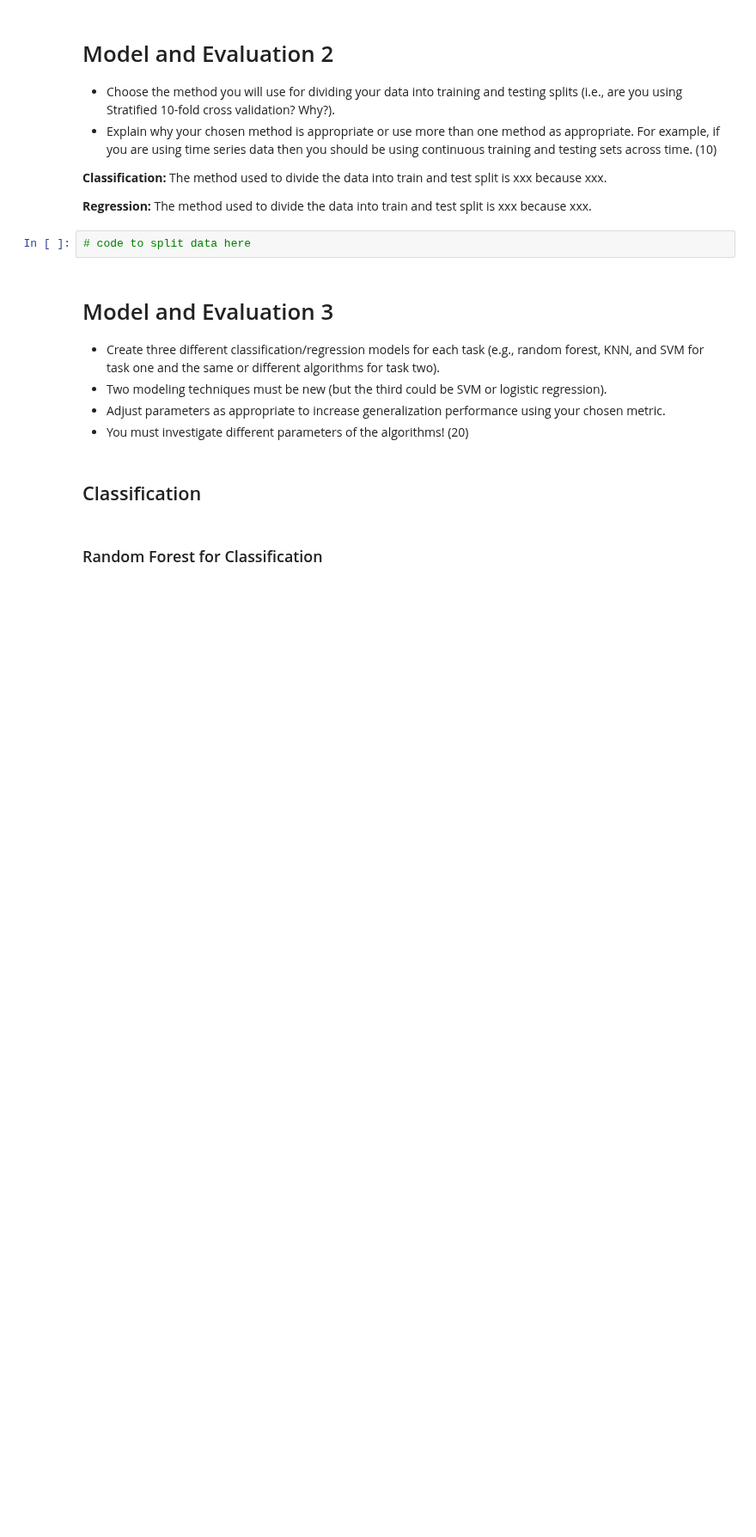
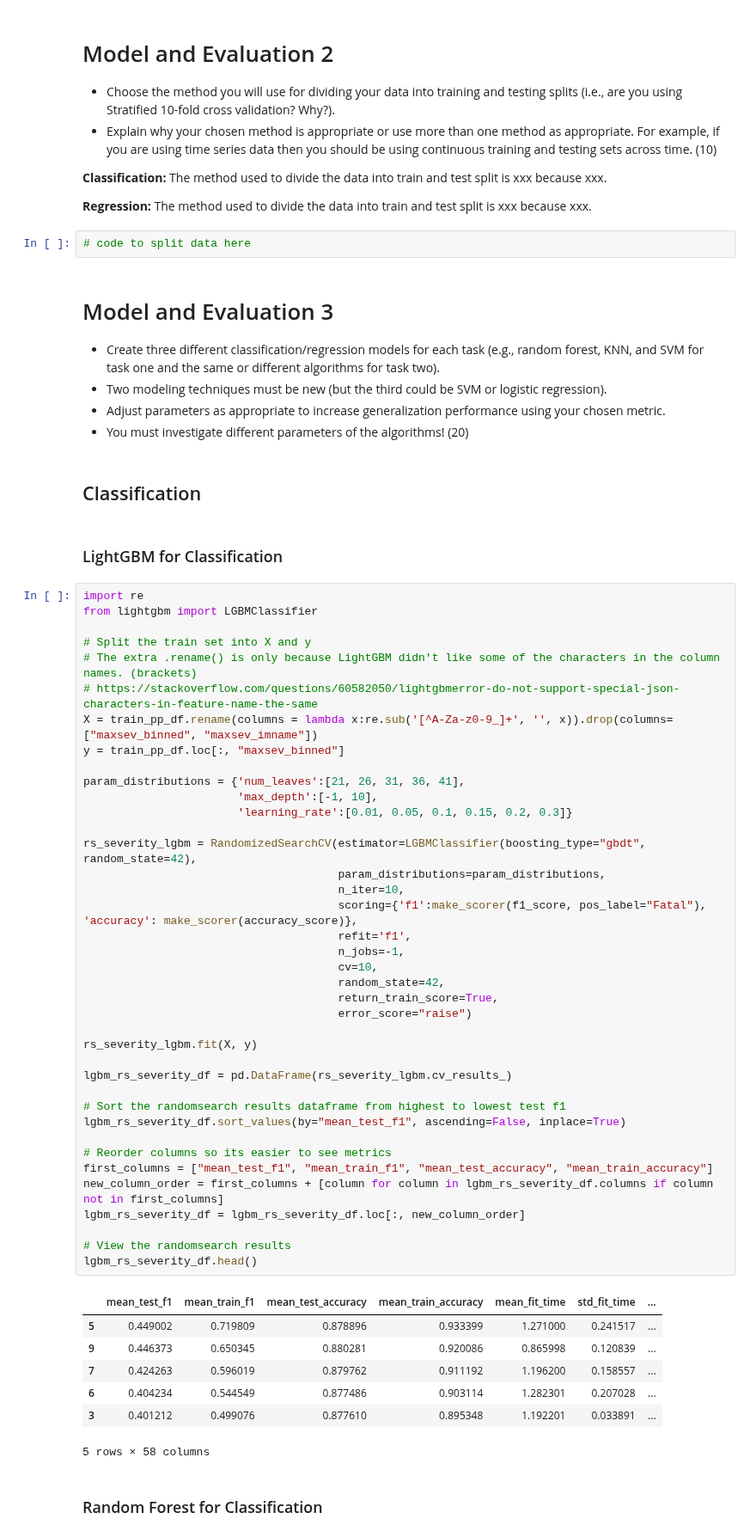
Before and after one commit to BradenAnderson/Accident_Severity_Prediction, a Jupyter notebook: HienEDIT_AndersonLamWeeda_Lab2_Draft.ipynb, the cells around one changed output. Shown at 86% size. Drawn from its saved outputs; the diff is of its cells as text; blank space fills up the shorter version.

Commit message:
update random search code

```diff
--- a/HienEDIT_AndersonLamWeeda_Lab2_Draft.ipynb
+++ b/HienEDIT_AndersonLamWeeda_Lab2_Draft.ipynb
@@ -1203,5 +1162,54 @@ The method used to divide the data into train and test split is xxx because xxx.
 (20)
 # %% [markdown]
 ## Classification
+# %% [markdown]
+### LightGBM for Classification
+# %%
+import re
+from lightgbm import LGBMClassifier
+
+# Split the train set into X and y
+# The extra .rename() is only because LightGBM didn't like some of the characters in the column names. (brackets)
+# https://stackoverflow.com/questions/60582050/lightgbmerror-do-not-support-special-json-characters-in-feature-name-the-same
+X = train_pp_df.rename(columns = lambda x:re.sub('[^A-Za-z0-9_]+', '', x)).drop(columns=["maxsev_binned", "maxsev_imname"])
+y = train_pp_df.loc[:, "maxsev_binned"]
+
+param_distributions = {'num_leaves':[21, 26, 31, 36, 41],
+                       'max_depth':[-1, 10],
+                       'learning_rate':[0.01, 0.05, 0.1, 0.15, 0.2, 0.3]}
+
+rs_severity_lgbm = RandomizedSearchCV(estimator=LGBMClassifier(boosting_type="gbdt", random_state=42),
+                                      param_distributions=param_distributions,
+                                      n_iter=10,
+                                      scoring={'f1':make_scorer(f1_score, pos_label="Fatal"), 'accuracy': make_scorer(accuracy_score)},
+                                      refit='f1',
+                                      n_jobs=-1,
+                                      cv=10,
+                                      random_state=42,
+                                      return_train_score=True,
+                                      error_score="raise")
+
+rs_severity_lgbm.fit(X, y)
+
+lgbm_rs_severity_df = pd.DataFrame(rs_severity_lgbm.cv_results_)
+
+# Sort the randomsearch results dataframe from highest to lowest test f1
+lgbm_rs_severity_df.sort_values(by="mean_test_f1", ascending=False, inplace=True)
+
+# Reorder columns so its easier to see metrics
+first_columns = ["mean_test_f1", "mean_train_f1", "mean_test_accuracy", "mean_train_accuracy"]
+new_column_order = first_columns + [column for column in lgbm_rs_severity_df.columns if column not in first_columns]
+lgbm_rs_severity_df = lgbm_rs_severity_df.loc[:, new_column_order]
+
+# View the randomsearch results
+lgbm_rs_severity_df.head()
+# %% [output]
+|  | mean_test_f1 | mean_train_f1 | mean_test_accuracy | mean_train_accuracy | mean_fit_time | std_fit_time | ... |
+| 5 | 0.449002 | 0.719809 | 0.878896 | 0.933399 | 1.271000 | 0.241517 | ... |
+| 9 | 0.446373 | 0.650345 | 0.880281 | 0.920086 | 0.865998 | 0.120839 | ... |
+| 7 | 0.424263 | 0.596019 | 0.879762 | 0.911192 | 1.196200 | 0.158557 | ... |
+| 6 | 0.404234 | 0.544549 | 0.877486 | 0.903114 | 1.282301 | 0.207028 | ... |
+| 3 | 0.401212 | 0.499076 | 0.877610 | 0.895348 | 1.192201 | 0.033891 | ... |
+5 rows × 58 columns
 # %% [markdown]
 ### Random Forest for Classification
```
Also changed, not shown: parts of 6 cells of this notebook.
